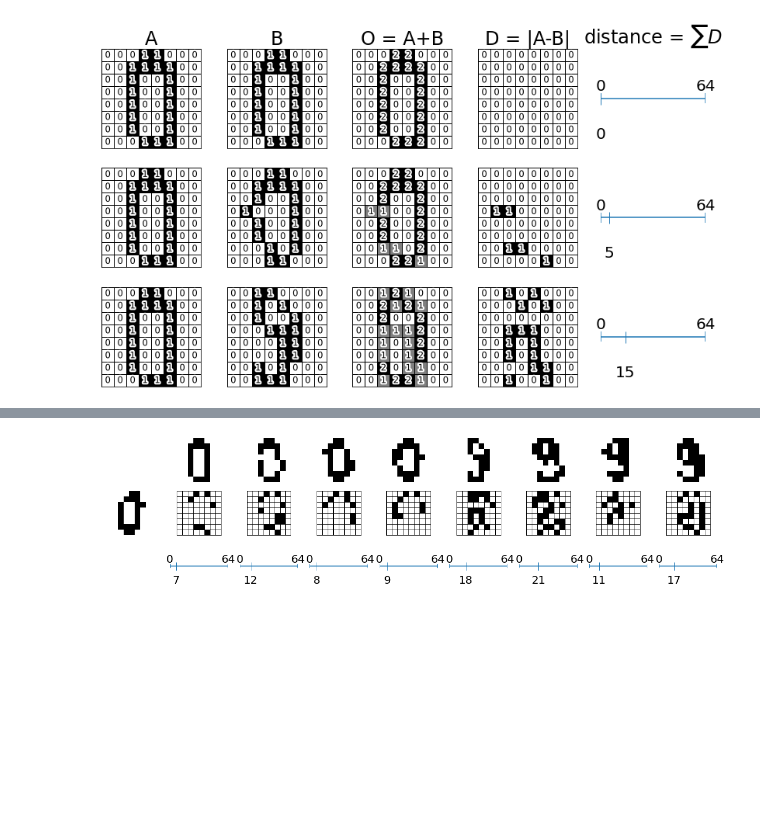
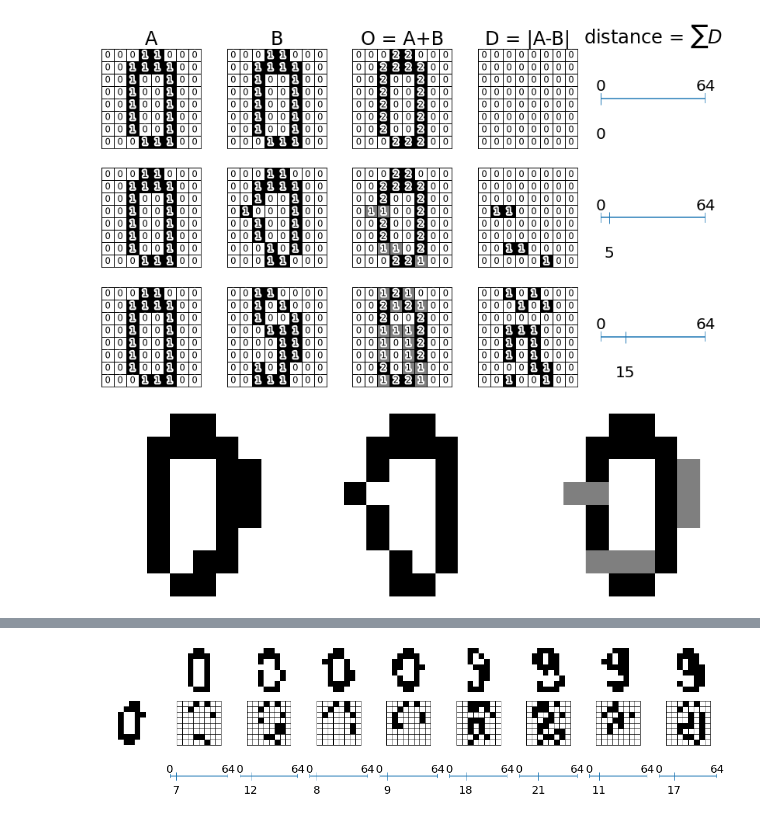
Before and after one commit to rkeulemans/exercise_public, a Jupyter notebook: mnist_knn_tutorial.ipynb, the cells around one changed output, grey strips where cells are left out. Cells and saved outputs as stored; diff of their text form; code cells hidden in the pictures; blank space fills up the shorter version.

```diff
--- a/mnist_knn_tutorial.ipynb
+++ b/mnist_knn_tutorial.ipynb
@@ -529,3 +529,43 @@ for i, t in enumerate(tuples):
 plt.savefig("similarity.png", dpi=500, bbox_inches='tight')
 # %% [output]
 [figure]
+# %%
+n = lambda: nums[np.random.randint(low=0, high=len(nums))]
+tuples = [(n(), n()),
+          (n(), n()),
+          (n(), n())]
+
+def show_grid(ax):
+    ax.set_xticklabels([])
+    ax.set_yticklabels([])
+    ax.tick_params(axis=u'both', which=u'both',length=0)
+    ax.set_xticks(np.arange(-.5, 10, 1), minor=True)
+    ax.set_yticks(np.arange(-.5, 10, 1), minor=True)
+    ax.grid(which='minor', color='black', linestyle='-', linewidth=1)
+
+# for i, t in enumerate(tuples):
+def two_nums_overlay_to_img(filename, a, b):
+    cmap = 'gray_r'
+
+    fig, axes = plt.subplots(nrows=1, ncols=3, figsize=(14, 8))
+    i0 = to_binary(a)
+    i1 = to_binary(b)
+
+    show_grid(axes[0])
+    axes[0].matshow(i0, cmap=cmap)
+
+    show_grid(axes[1])
+    axes[1].matshow(i1, cmap=cmap)
+
+    show_grid(axes[2])
+    o = i0 + i1
+    axes[2].matshow(o, cmap=cmap)
+
+    import matplotlib.patheffects as pe
+    for a_index, a_mtx in enumerate([i0, i1, o]):
+        for (i_loop, j_loop), z in np.ndenumerate(a_mtx):
+            axes[a_index].axis("off")
+
+    plt.savefig("{}.png".format(filename), dpi=500, bbox_inches='tight')
+# %% [output]
+[figure, added]
```
Also changed, not shown: parts of 1 cell of this notebook, 8 other files.
